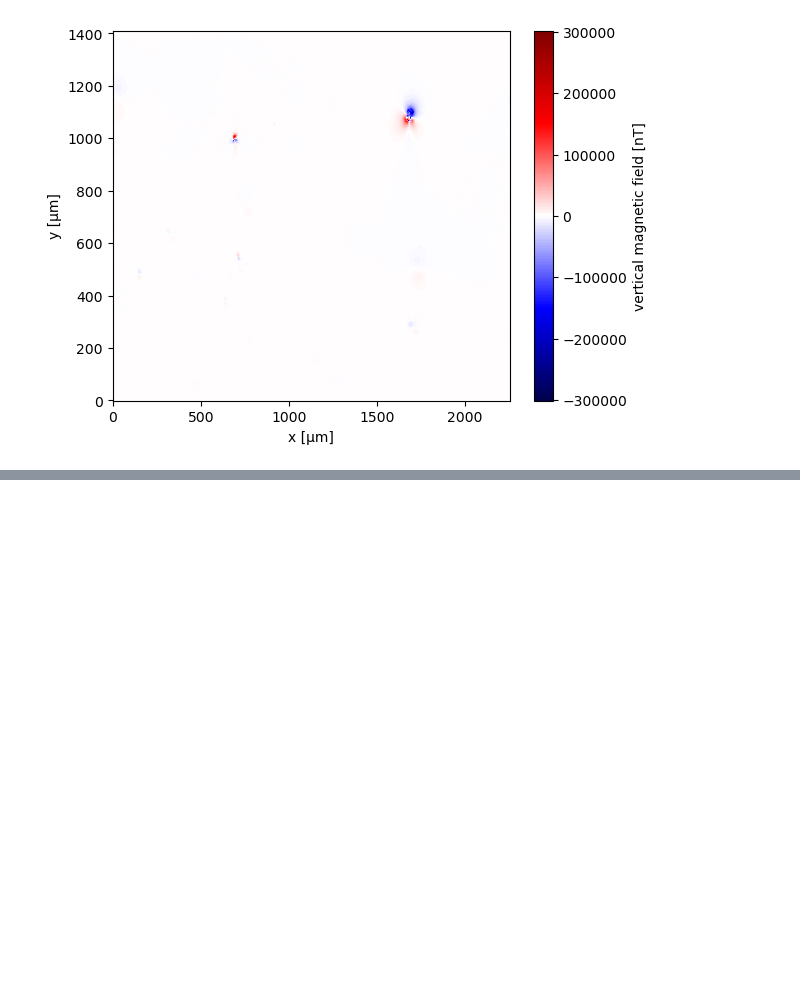
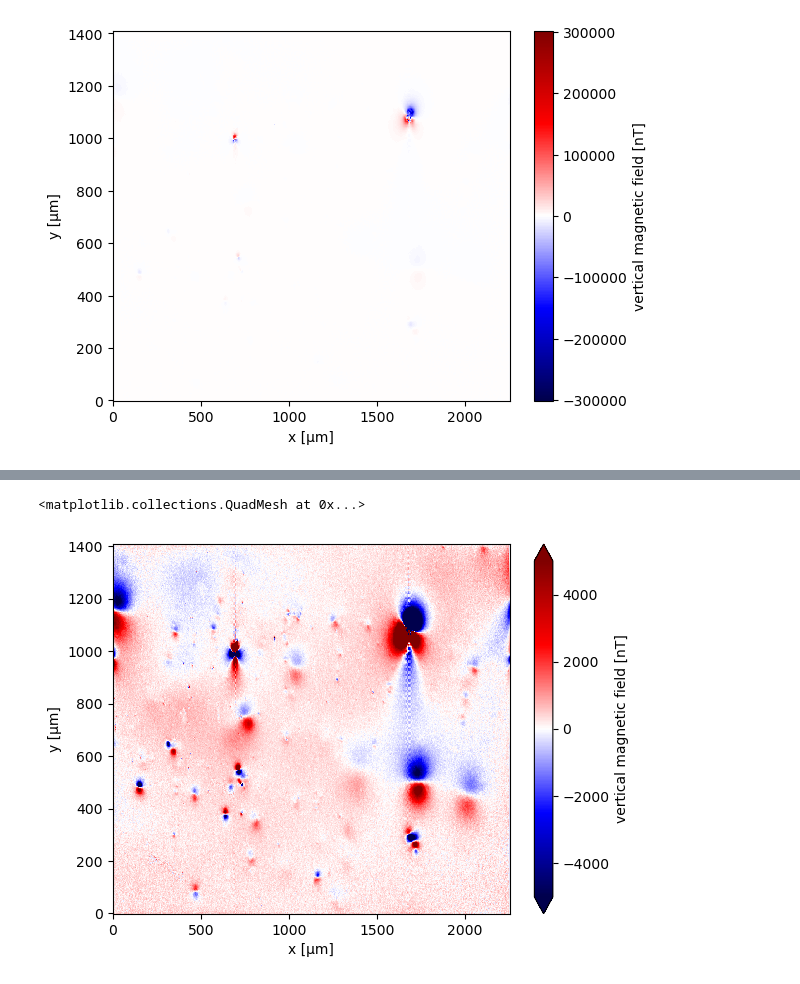
Before and after one commit to fatiando-data/morroco-speleothem-magnetic-microscopy-data, a Jupyter notebook: prepare.ipynb, the cells around one changed output, grey strips where cells are left out. Cells and saved outputs as stored; diff of their text form; code cells hidden in the pictures; blank space fills up the shorter version.

```diff
--- a/prepare.ipynb
+++ b/prepare.ipynb
@@ -84,0 +136,8 @@ sha256:c9dd6a43d12d2b75f271e831265e36290e6cd22fbcd747233ef756bef0b69888
+# %%
+output_mat = "morroco-speleothem-qdm.mat"
+shutil.copy(fname, output_mat)
+
+print(f"file: {output_mat}")
+print(f"size: {os.path.getsize(output_mat) / 1e6} Mb")
+for alg in ["md5", "sha256"]:
+    print(f"{alg}:{pooch.file_hash(output_mat, alg=alg)}")
@@ -119,0 +188,3 @@ data_reloaded.plot.pcolormesh(cmap="seismic")
+# %%
+data_reloaded = mg.read_qdm_harvard(output_mat)
+data_reloaded
@@ -119,0 +202,5 @@ data_reloaded.plot.pcolormesh(cmap="seismic")
+# %%
+data_reloaded.bz.plot.pcolormesh(cmap="seismic", vmax=5000, vmin=-5000)
+# %% [output]
+<matplotlib.collections.QuadMesh at 0x...>
+[figure, added]
```
Also changed, not shown: parts of 12 cells of this notebook, 3 other files.
